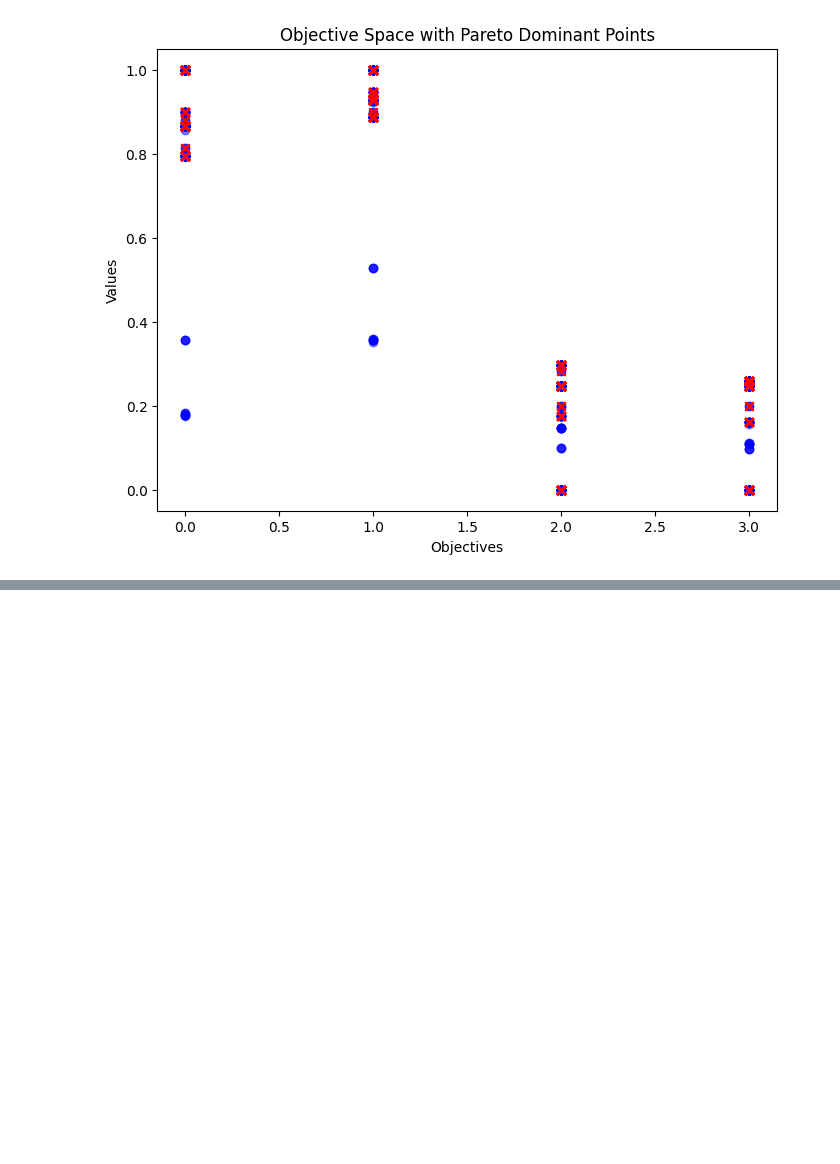
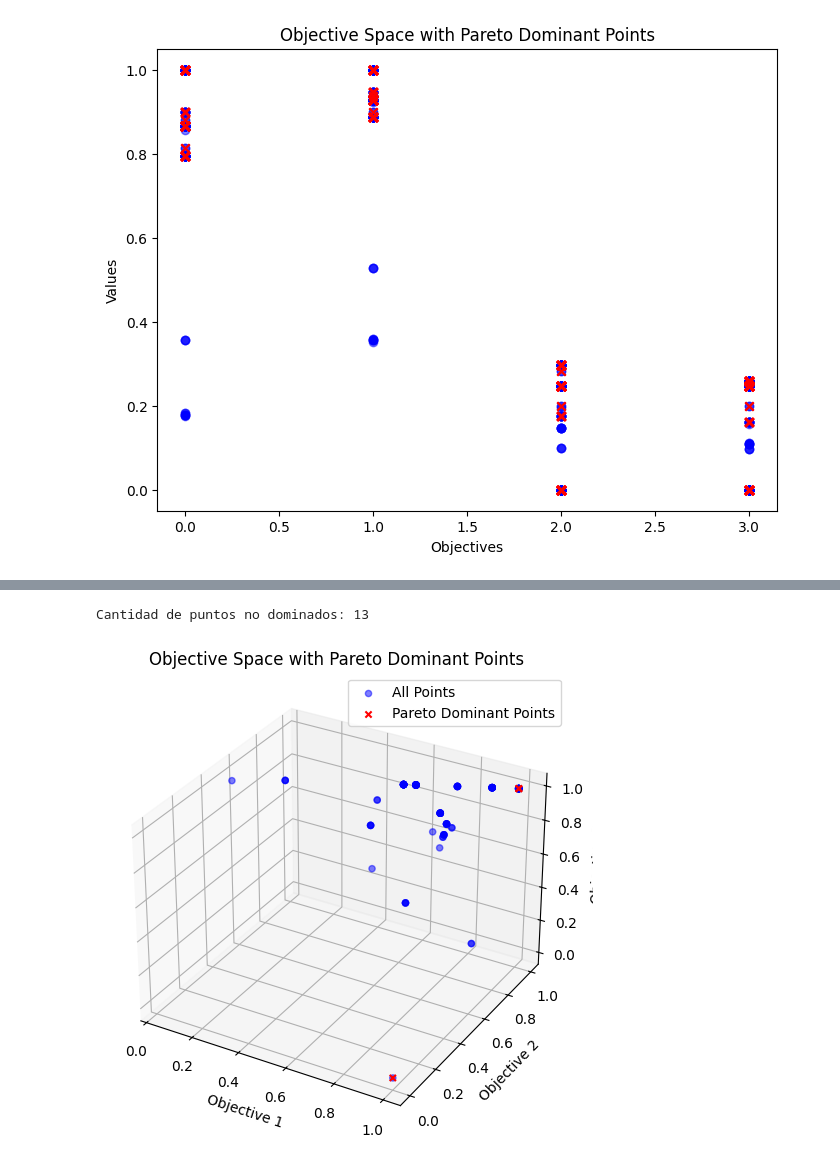
Before and after one commit to JoseFloreano/P3T_BIO_MOEAD, a Jupyter notebook: P3.ipynb, the cells around one changed output, grey strips where cells are left out. Cells and saved outputs as stored; diff of their text form; code cells hidden in the pictures; blank space fills up the shorter version.

Commit message:
Pruebas Semillas

```diff
--- a/P3.ipynb
+++ b/P3.ipynb
@@ -1263,0 +1354,8 @@ Cantidad de puntos no dominados: 25
+# %%
+def mapear_regla(individuo: np.ndarray, df: pd.DataFrame, vals_numericos: dict):
+    x, y = obtener_x_y(individuo)
+    cols = df.columns
+    antecedente = mapear_variable(individuo, x, cols, vals_numericos)
+    consecuente = mapear_variable(individuo, y, cols, vals_numericos)
+
+    return antecedente, consecuente
@@ -1357,0 +1495,8 @@ Cantidad de puntos no dominados: 109
+# %%
+def obtener_arreglo_objetivo(
+    df: pd.DataFrame, gen: int, objetivo: str, i: int = 0, hipervolume=False
+):
+    if hipervolume:
+        return np.array(df[df["generacion"] == gen][objetivo].to_list())
+    else:
+        return np.array(df[df["generacion"] == gen][objetivo].to_list()).T[i]
@@ -1357,0 +1573,28 @@ Cantidad de puntos no dominados: 109
+# %%
+semillas = [0, 17, 34, 51, 68, 85, 102, 119, 136, 153]
+fun_agreg = {"tchebycheff": tchebycheff, "weighted_sum": weighted_sum, "pbi": pbi}
+problema = 1
+agreg = 0
+# %%
+poblacion, objetivos, hipervolumen, df_resultados, df_soluciones = (
+    ejecucion_varias_semillas(
+        semillas,
+        df_dummy,
+        fun_agreg,
+        list(fun_agreg.keys())[agreg],
+        problema=problema,
+        n_generaciones=300,
+        porcMuta=0.5,
+        porcCruza=0.8,
+    )
+)
+# %%
+df_resultados.to_csv(f"{list(fun_agreg.keys())[agreg]}-P{problema}.csv")
+mapear_poblacion(poblacion, df_dummy, vals_numericos, objetivos).to_csv(
+    f"reglas-{list(fun_agreg.keys())[agreg]}-P{problema}.csv"
+)
+df_soluciones.to_csv(f"soluciones-{list(fun_agreg.keys())[agreg]}-P{problema}.csv")
+graficar(objetivos * -1)
+# %% [output]
+Cantidad de puntos no dominados: 13
+[figure, added]
```
Also changed, not shown: parts of 28 cells of this notebook, 4 other files.
